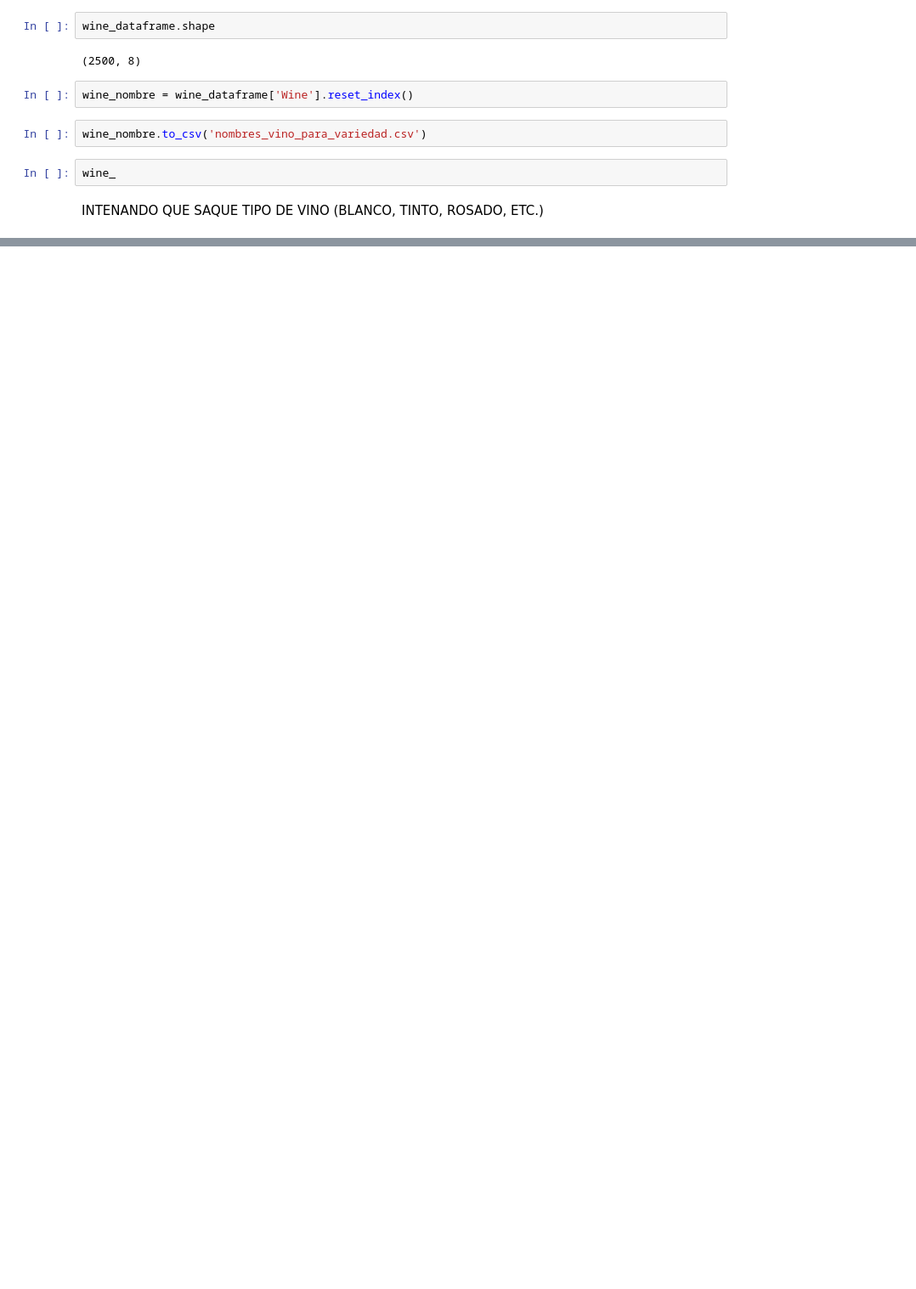
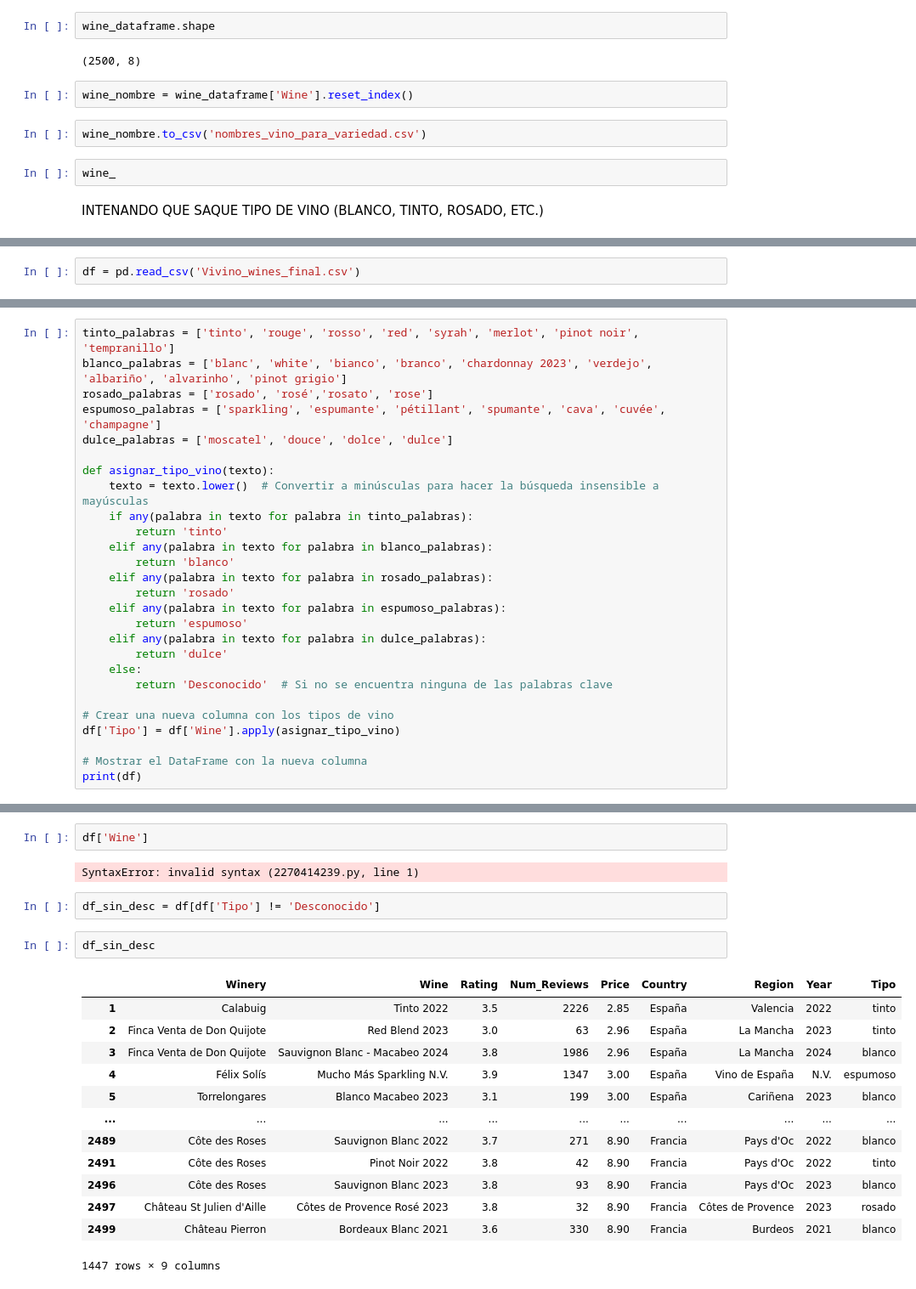
Before and after one commit to Yolanda-Ser/project-da-promo-k-modulo-4-team-1-, a Jupyter notebook: datos_vinos.ipynb, the cells around one changed output, grey strips where cells are left out. Shown: that part at 85% size. Drawn from its saved outputs; the diff is of its cells as text; blank space fills up the shorter version.

```diff
--- a/datos_vinos.ipynb
+++ b/datos_vinos.ipynb
@@ -441,0 +462,2 @@ wine_dataframe1
+# %%
+df = pd.read_csv('Vivino_wines_final.csv')
@@ -441,0 +502,27 @@ wine_dataframe1
+# %%
+tinto_palabras = ['tinto', 'rouge', 'rosso', 'red', 'syrah', 'merlot', 'pinot noir', 'tempranillo']
+blanco_palabras = ['blanc', 'white', 'bianco', 'branco', 'chardonnay 2023', 'verdejo', 'albariño', 'alvarinho', 'pinot grigio']
+rosado_palabras = ['rosado', 'rosé','rosato', 'rose']
+espumoso_palabras = ['sparkling', 'espumante', 'pétillant', 'spumante', 'cava', 'cuvée', 'champagne']
+dulce_palabras = ['moscatel', 'douce', 'dolce', 'dulce']
+
+def asignar_tipo_vino(texto):
+    texto = texto.lower()  # Convertir a minúsculas para hacer la búsqueda insensible a mayúsculas
+    if any(palabra in texto for palabra in tinto_palabras):
+        return 'tinto'
+    elif any(palabra in texto for palabra in blanco_palabras):
+        return 'blanco'
+    elif any(palabra in texto for palabra in rosado_palabras):
+        return 'rosado'
+    elif any(palabra in texto for palabra in espumoso_palabras):
+        return 'espumoso'
+    elif any(palabra in texto for palabra in dulce_palabras):
+        return 'dulce'
+    else:
+        return 'Desconocido'  # Si no se encuentra ninguna de las palabras clave
+
+# Crear una nueva columna con los tipos de vino
+df['Tipo'] = df['Wine'].apply(asignar_tipo_vino)
+
+# Mostrar el DataFrame con la nueva columna
+print(df)
@@ -441,0 +567,22 @@ wine_dataframe1
+# %%
+df['Wine']
+# %% [output]
+SyntaxError: invalid syntax (2270414239.py, line 1)
+# %%
+df_sin_desc = df[df['Tipo'] != 'Desconocido']
+# %%
+df_sin_desc
+# %% [output]
+|  | Winery | Wine | Rating | Num_Reviews | Price | Country | Region | Year | Tipo |
+| 1 | Calabuig | Tinto 2022 | 3.5 | 2226 | 2.85 | España | Valencia | 2022 | tinto |
+| 2 | Finca Venta de Don Quijote | Red Blend 2023 | 3.0 | 63 | 2.96 | España | La Mancha | 2023 | tinto |
+| 3 | Finca Venta de Don Quijote | Sauvignon Blanc - Macabeo 2024 | 3.8 | 1986 | 2.96 | España | La Mancha | 2024 | blanco |
+| 4 | Félix Solís | Mucho Más Sparkling N.V. | 3.9 | 1347 | 3.00 | España | Vino de España | N.V. | espumoso |
+| 5 | Torrelongares | Blanco Macabeo 2023 | 3.1 | 199 | 3.00 | España | Cariñena | 2023 | blanco |
+| ... | ... | ... | ... | ... | ... | ... | ... | ... | ... |
+| 2489 | Côte des Roses | Sauvignon Blanc 2022 | 3.7 | 271 | 8.90 | Francia | Pays d'Oc | 2022 | blanco |
+| 2491 | Côte des Roses | Pinot Noir 2022 | 3.8 | 42 | 8.90 | Francia | Pays d'Oc | 2022 | tinto |
+| 2496 | Côte des Roses | Sauvignon Blanc 2023 | 3.8 | 93 | 8.90 | Francia | Pays d'Oc | 2023 | blanco |
+| 2497 | Château St Julien d'Aille | Côtes de Provence Rosé 2023 | 3.8 | 32 | 8.90 | Francia | Côtes de Provence | 2023 | rosado |
+| 2499 | Château Pierron | Bordeaux Blanc 2021 | 3.6 | 330 | 8.90 | Francia | Burdeos | 2021 | blanco |
+1447 rows × 9 columns
```
Also changed, not shown: parts of 13 cells of this notebook.
